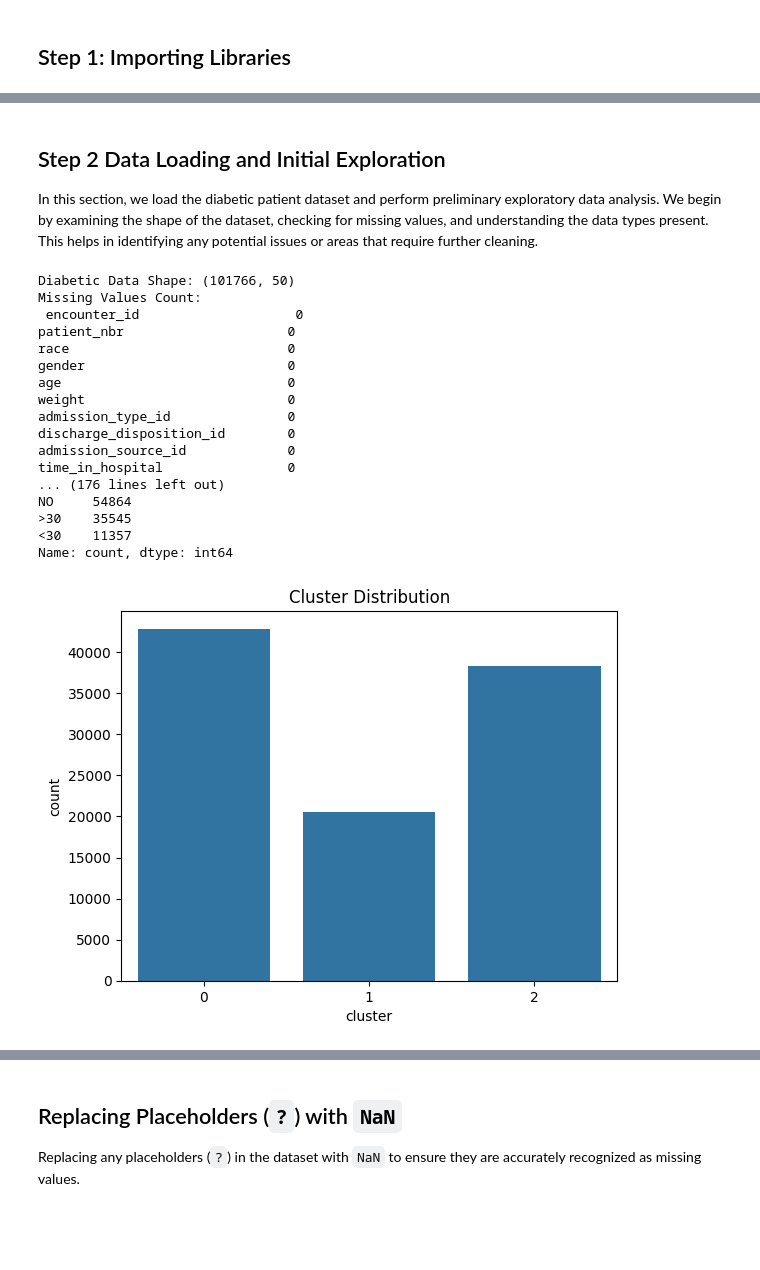
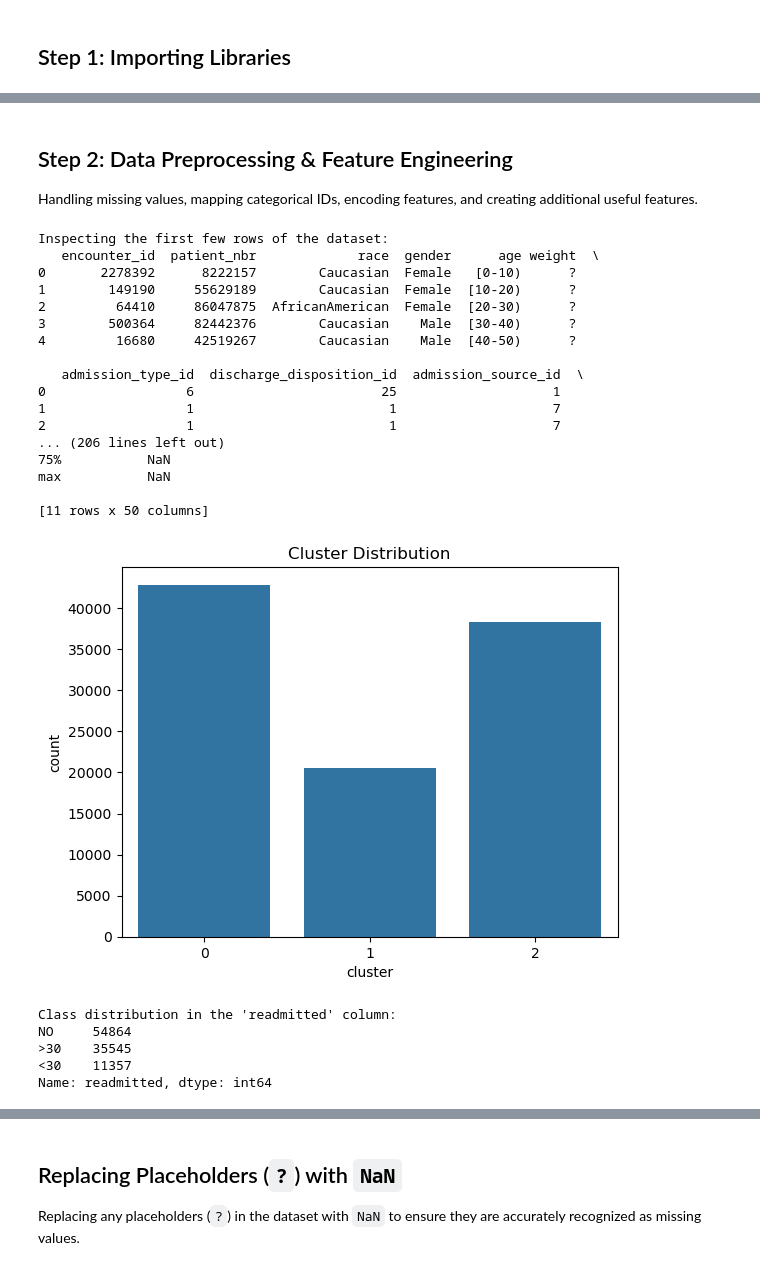
Before and after one commit to Securella/ml-project, a Jupyter notebook: project-diabetes-notebook.ipynb, the cells around one changed output, grey strips where cells are left out. Drawn from its saved outputs; the diff is of its cells as text; code cells hidden in the pictures; blank space fills up the shorter version.

Commit message:
Performed correct mapping and fixed the code befor Model Training.

```diff
--- a/project-diabetes-notebook.ipynb
+++ b/project-diabetes-notebook.ipynb
@@ -51,50 +79,60 @@ from sklearn.preprocessing import LabelEncoder
-# %% [markdown]
-## Step 2 Data Loading and Initial Exploration
-
-In this section, we load the diabetic patient dataset and perform preliminary exploratory data analysis. We begin by examining the shape of the dataset, checking for missing values, and understanding the data types present. This helps in identifying any potential issues or areas that require further cleaning.
+# %% [markdown]
+## Step 2: Data Preprocessing & Feature Engineering
+
+Handling missing values, mapping categorical IDs, encoding features, and creating additional useful features.
 # %%
-# Load datasets
-diabetic_data = pd.read_csv('PRJ-002\diabetic_data.csv')
-ids_mapping = pd.read_csv('PRJ-002\IDS_mapping.csv')
+# Loading datasets
+diabetic_data = pd.read_csv('diabetic_data.csv')
+ids_mapping = pd.read_csv('IDS_mapping.csv')
+
+# Inspecting the first few rows of the dataset to check data integrity
+print("Inspecting the first few rows of the dataset:")
+print(diabetic_data.head())  # Display the first few rows
 
 # Initial exploration
 print("Diabetic Data Shape:", diabetic_data.shape)
 print("Missing Values Count:\n", diabetic_data.isnull().sum())
 print("Data Types:\n", diabetic_data.dtypes)
 
 # Basic statistics
 print("Basic Statistics:\n", diabetic_data.describe(include='all'))
-print("******************************************************")
+
 # Clustering analysis to identify patient segments
 # Replace '?' placeholders, and perform KMeans clustering on numeric data only
 diabetic_data.replace('?', np.nan, inplace=True)
 numeric_data = diabetic_data.select_dtypes(include=[np.number]).fillna(0)
 kmeans = KMeans(n_clusters=3, random_state=42)
 diabetic_data['cluster'] = kmeans.fit_predict(numeric_data)
 
-#Review class distribution for readmitted to assess class imbalance
-print("Target Variable (readmitted) Distribution:\n", diabetic_data['readmitted'].value_counts())
-
-# Visualize clusters
+# Visualizing clusters
 sns.countplot(data=diabetic_data, x='cluster')
 plt.title("Cluster Distribution")
 plt.show()
+
+# Checking for class imbalance in the target variable 'readmitted'
+print("\nClass distribution in the 'readmitted' column:")
+print(diabetic_data['readmitted'].value_counts())
 # %% [output]
-Diabetic Data Shape: (101766, 50)
-Missing Values Count:
- encounter_id                    0
-patient_nbr                     0
-race                            0
-gender                          0
-age                             0
-weight                          0
-admission_type_id               0
-discharge_disposition_id        0
-admission_source_id             0
-time_in_hospital                0
-... (176 lines left out)
-NO     54864
->30    35545
-<30    11357
-Name: count, dtype: int64
+Inspecting the first few rows of the dataset:
+   encounter_id  patient_nbr             race  gender      age weight  \
+0       2278392      8222157        Caucasian  Female   [0-10)      ?
+1        149190     55629189        Caucasian  Female  [10-20)      ?
+2         64410     86047875  AfricanAmerican  Female  [20-30)      ?
+3        500364     82442376        Caucasian    Male  [30-40)      ?
+4         16680     42519267        Caucasian    Male  [40-50)      ?
+
+   admission_type_id  discharge_disposition_id  admission_source_id  \
+0                  6                        25                    1
+1                  1                         1                    7
+2                  1                         1                    7
+... (206 lines left out)
+75%           NaN
+max           NaN
+
+[11 rows x 50 columns]
-[figure, old version]
+[figure, new version]
+Class distribution in the 'readmitted' column:
+NO     54864
+>30    35545
+<30    11357
+Name: readmitted, dtype: int64
```
Also changed, not shown: parts of 63 cells of this notebook, 1 other file.
